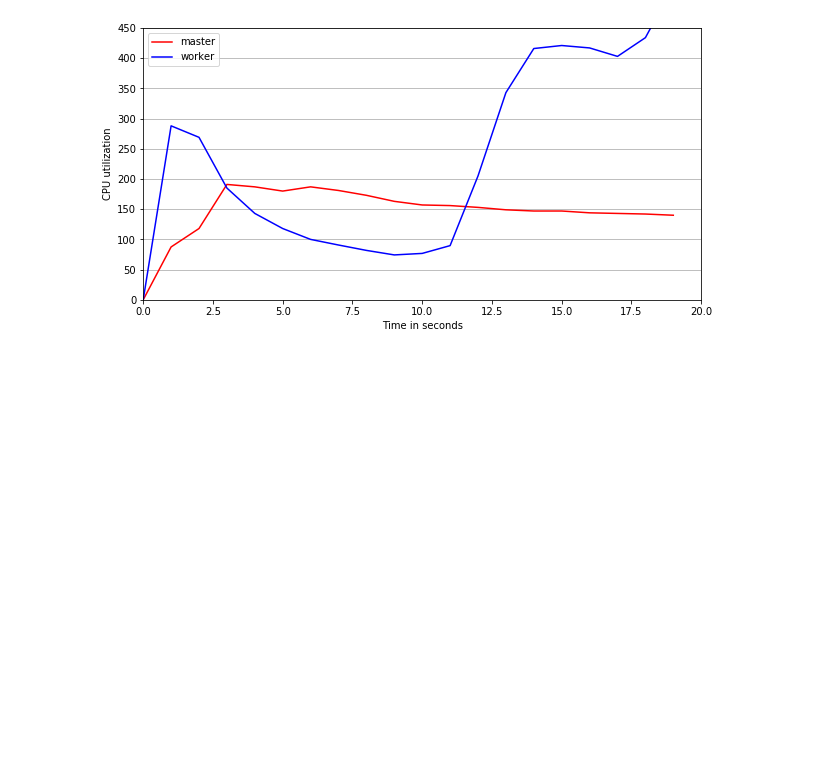
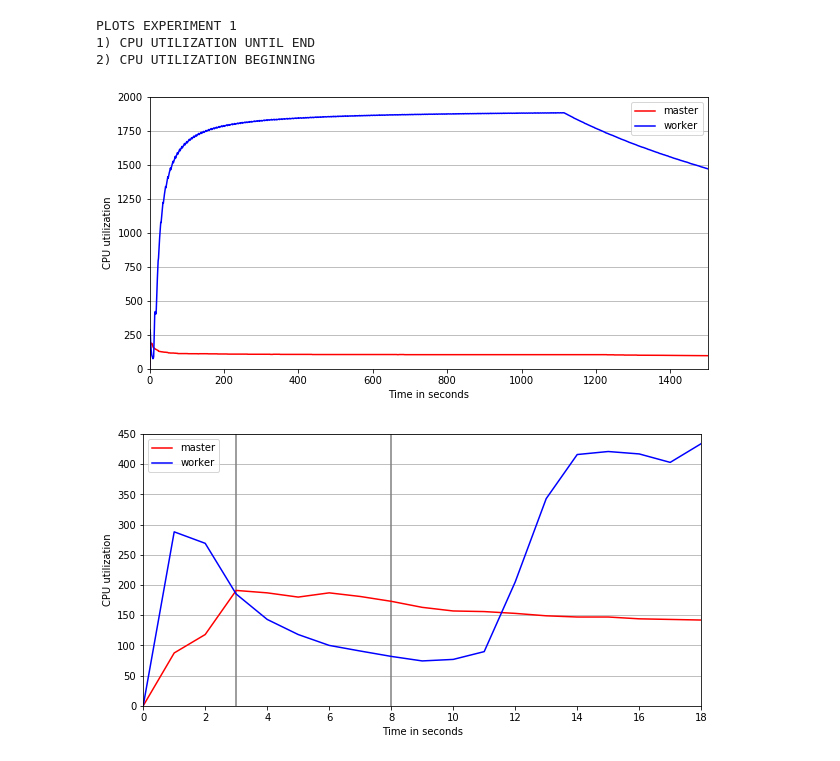
Before and after one commit to jmakr0/Distributed-Entity-Resolution, a Jupyter notebook: evaluation/plot/cpu-usage.ipynb, the cells around one changed output. Saved outputs shown, nothing was run; the diff lists cells and outputs as text; code cells hidden in the pictures; blank space fills up the shorter version.

```diff
--- a/evaluation/plot/cpu-usage.ipynb
+++ b/evaluation/plot/cpu-usage.ipynb
@@ -10,16 +13,18 @@ experiment_name = 'experiment_5'
 rootpath = '/Users/nils/Downloads/results-2'
 data = extract(rootpath)
 # %%
-def plot_cpu_utilization(number_of_nodes, round, save_to, y_ticks = None, number_of_values = None, x_min_max = None, y_min_max = None):
+def plot_cpu_utilization(number_of_nodes, round, save_to, plot_events = False, y_ticks = None, number_of_values = None, x_min_max = None, y_min_max = None):
 
     experiment = data[experiment_name]['node-count-' + number_of_nodes]['round-' + round]
-
 
     cpu_master = experiment['cpu-master']
     cpu_workers = experiment['cpu-worker']
 
-    len_master = len(cpu_master)
-    len_workers = list(map(len, cpu_workers))
+    # /1000 from ms -> s, than round to next int, because we measure cpu per second
+    data_read = ceil(float(experiment['data-read'])/1000)
+    start_tc = ceil(float(experiment['start-tc'])/1000)
+
+    xevents = EventCollection([data_read, start_tc], color='tab:grey', linelength=1000000000,)
 
     # plot the data
     fig = plt.figure(figsize=(10, 5))
@@ -62,10 +67,22 @@ def plot_cpu_utilization(number_of_nodes, round, save_to, y_ticks = None, number
 
     plt.legend()
 
+    if plot_events:
+        ax.add_collection(xevents)
+
     # display the plot
     plt.show()
     fig.savefig(save_to)
-# %%
-plot_cpu_utilization('1', '2', 'utilization_details-1.pdf', x_min_max=(0,20), y_min_max=(0,450), number_of_values=20)
-# %% [output]
-[figure, removed]
+# %%
+print('PLOTS EXPERIMENT 1')
+
+print('1) CPU UTILIZATION UNTIL END')
+plot_cpu_utilization('1', '2', 'utilization_exp1.pdf', x_min_max=(0,1500), y_min_max=(0,2000))
+print('2) CPU UTILIZATION BEGINNING')
+plot_cpu_utilization('1', '2', 'utilization_exp1_detail.pdf', plot_events=True, x_min_max=(0,18), y_min_max=(0,450))
+# %% [output]
+PLOTS EXPERIMENT 1
+1) CPU UTILIZATION UNTIL END
+2) CPU UTILIZATION BEGINNING
+[figure, added]
+[figure, added]
```
Also changed, not shown: parts of 4 cells of this notebook, 1 other file.
